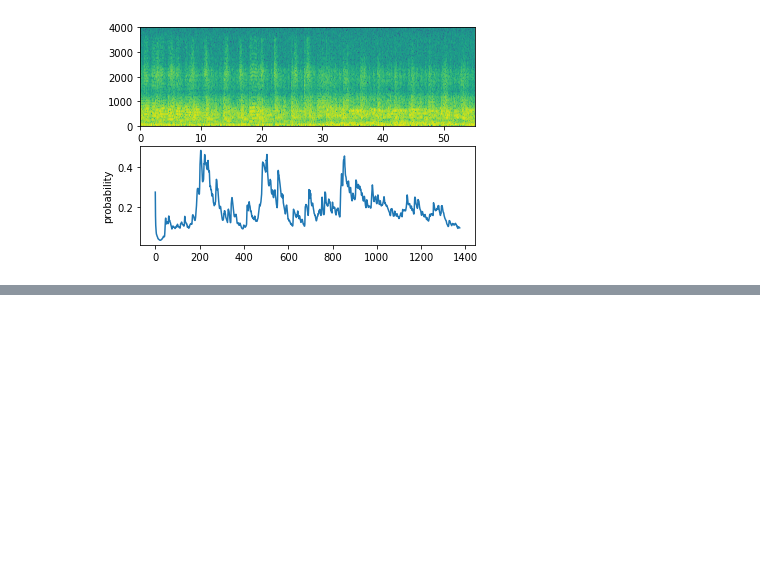
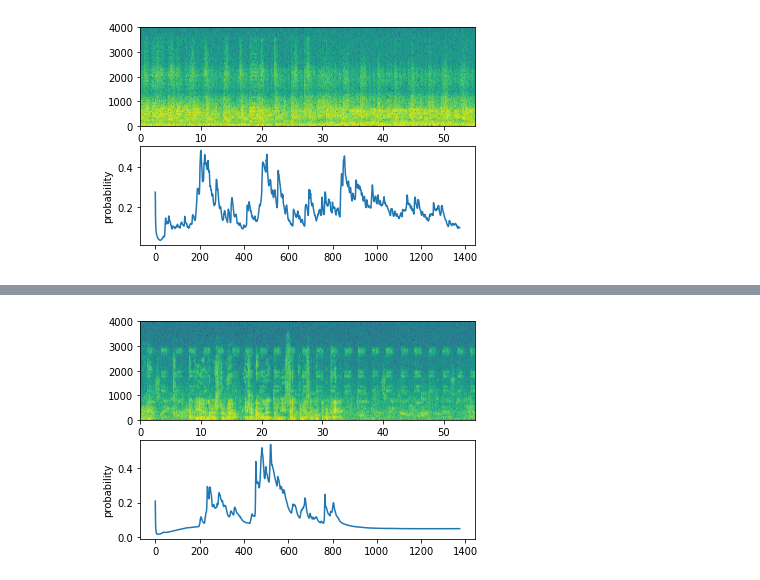
Before and after one commit to menardai/chromecast_vad, a Jupyter notebook: notebooks/prediction-test.ipynb, the cells around one changed output, grey strips where cells are left out. Saved outputs shown, nothing was run; the diff lists cells and outputs as text; code cells hidden in the pictures; blank space fills up the shorter version.

Commit message:
- preprocessing update - new prediction notebook

```diff
--- a/notebooks/prediction-test.ipynb
+++ b/notebooks/prediction-test.ipynb
@@ -87,0 +92,3 @@ predictions = predict(model, wav_filename, show_graphs=True)
+# %%
+wav_filename = 'audio_examples/live_dialog_00002.wav'
+IPython.display.Audio(wav_filename)
@@ -87,0 +97,4 @@ predictions = predict(model, wav_filename, show_graphs=True)
+# %%
+predictions = predict(model, wav_filename, show_graphs=True)
+# %% [output]
+[figure, added]
```
Also changed, not shown: parts of 3 cells of this notebook, 10 other files.
